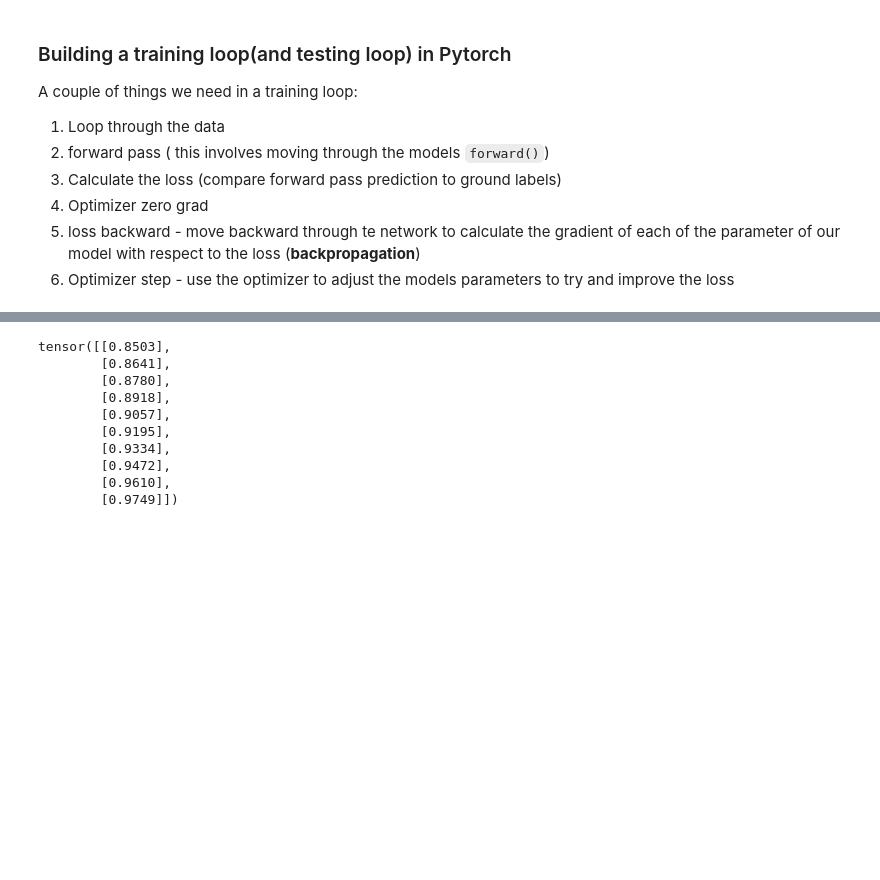
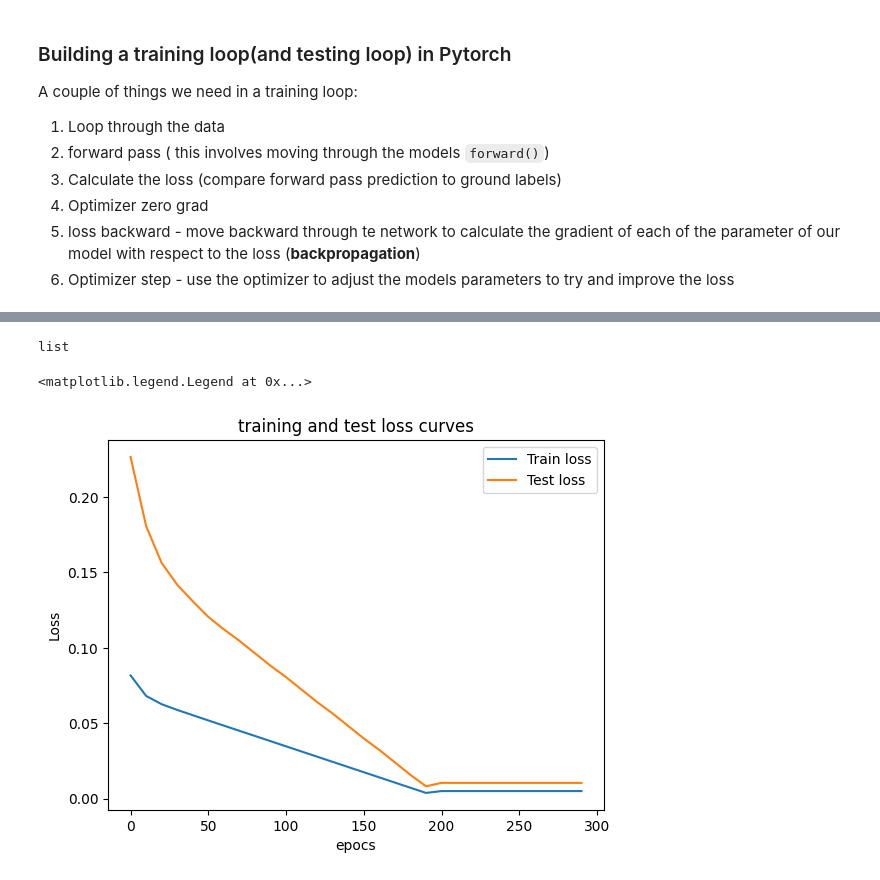
Before and after one commit to jarvis-2003/deeplearning, a Jupyter notebook: 01_pytorch_workflow.ipynb, the cells around one changed output, grey strips where cells are left out. Drawn from its saved outputs; the diff is of its cells as text; code cells hidden in the pictures; blank space fills up the shorter version.

```diff
--- a/01_pytorch_workflow.ipynb
+++ b/01_pytorch_workflow.ipynb
@@ -237,7 +237,9 @@ A couple of things we need in  a training loop:
 6. Optimizer step - use the optimizer to adjust the models parameters to try and improve the loss
 # %%
 torch.manual_seed(42)
-epochs = 1000
+epochs = 300
+
+models_progress = {}
 
 # 0.loop through the data
 
@@ -248,7 +250,6 @@ for epoch in range(epochs):
   y_pred = model_0(X_train)
   # 2. calculate the loss
   loss = loss_fn(y_pred,y_train)
-  print(f"Loss:{loss}")
   # 3. Optimizer zero_grad
   optimizer.zero_grad()
   # 4.Perform back propagation on the loss wrt to paramaters of the models
@@ -258,3 +259,10 @@ for epoch in range(epochs):
 
   ### Testing
   model_0.eval()
+
+  with torch.inference_mode():
+    y_pred_test = model_0(X_test)
+
+  loss_test = loss_fn(y_pred_test,y_test)
+  if epoch % 10 == 0:
+    models_progress[epoch] = {"Training_loss":loss , "test_loss":loss_test}
@@ -263,18 +289,26 @@ Loss:0.004964242689311504
 # %%
 with torch.inference_mode():
   y_pred_new = model_0(X_test)
-y_pred_new
-# %% [output]
-tensor([[0.8503],
-        [0.8641],
-        [0.8780],
-        [0.8918],
-        [0.9057],
-        [0.9195],
-        [0.9334],
-        [0.9472],
-        [0.9610],
-        [0.9749]])
+# %%
+train_loss = []
+test_loss = []
+for x in models_progress:
+  train_loss.append(models_progress[x].get("Training_loss").detach().numpy())
+  test_loss.append(models_progress[x].get("test_loss").detach().numpy())
+# %%
+type(test_loss)
+# %% [output]
+list
+# %%
+plt.plot(list(models_progress),train_loss,label = "Train loss")
+plt.plot(list(models_progress),test_loss, label= "Test loss")
+plt.title("training and test loss curves")
+plt.ylabel("Loss")
+plt.xlabel("epocs")
+plt.legend()
+# %% [output]
+<matplotlib.legend.Legend at 0x...>
+[figure, added]
 # %%
 plot_prediction(predictions=y_pred_new)
 # %% [output]
```
Also changed, not shown: parts of 5 cells of this notebook.
